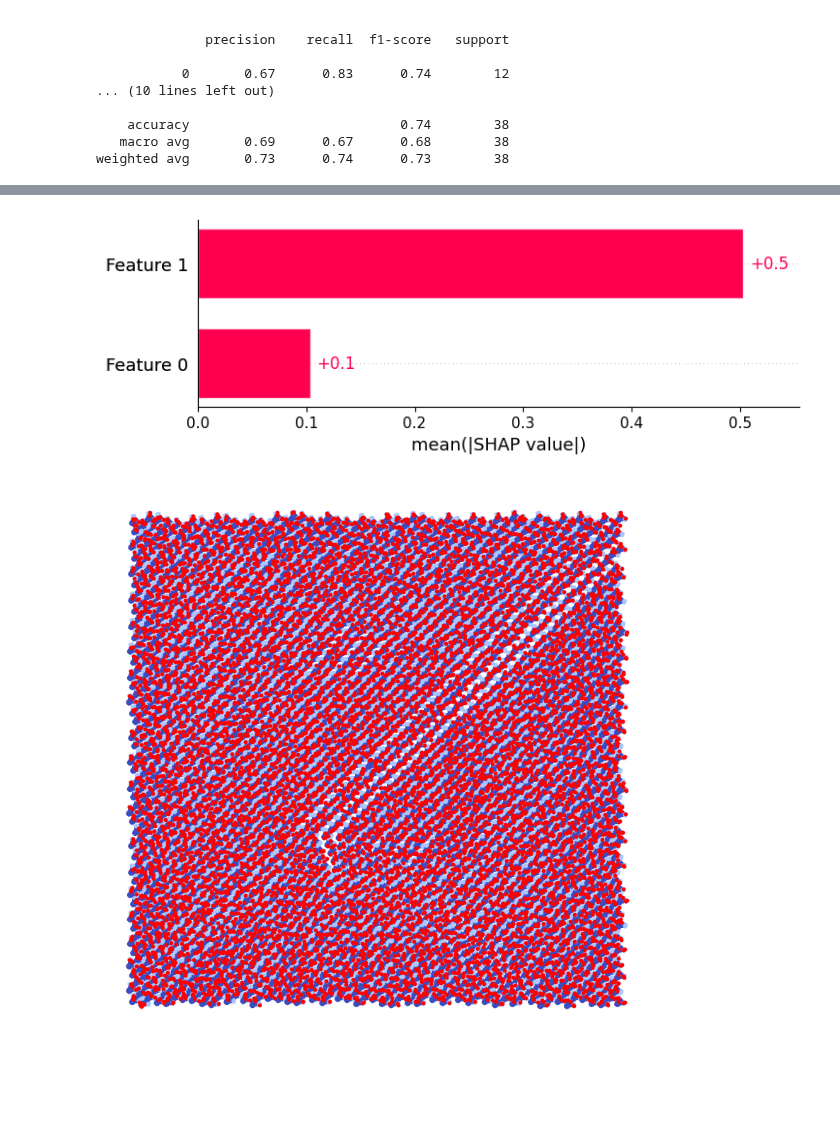
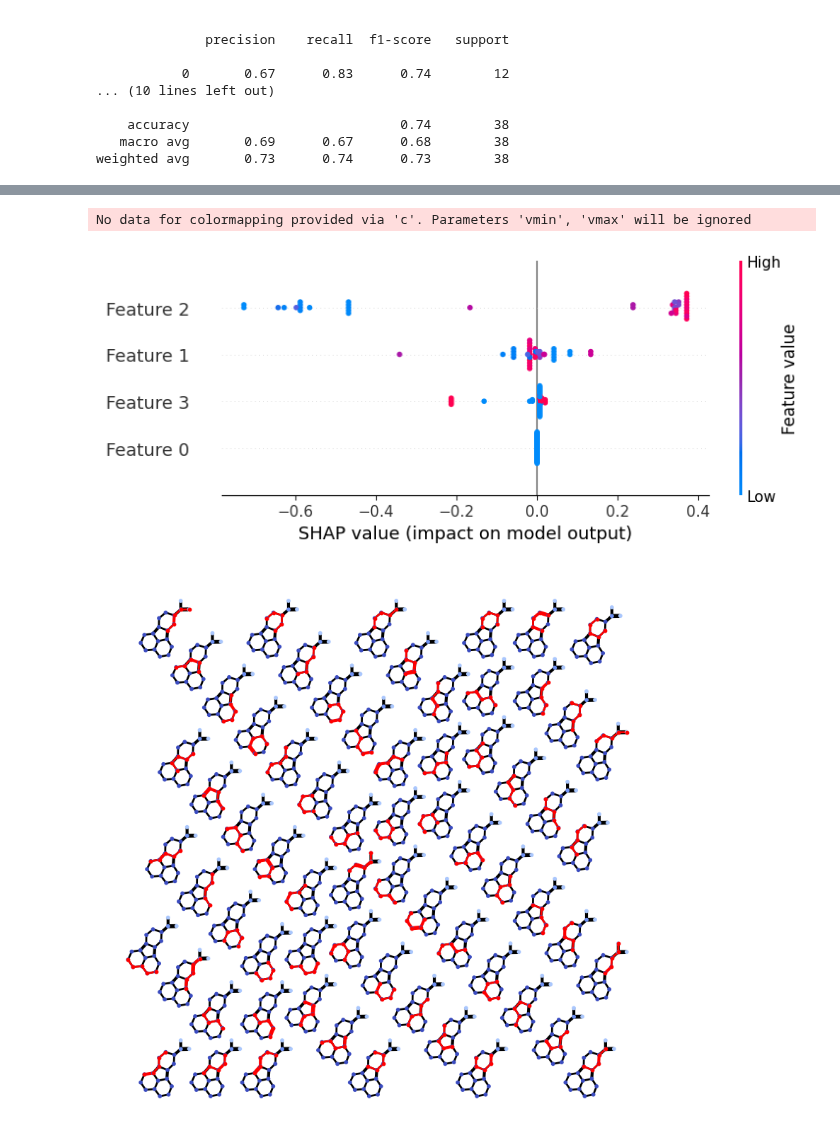
Before and after one commit to congrendai/MSc_Individual_Project, a Jupyter notebook: model_selection.ipynb, the cells around one changed output, grey strips where cells are left out. Cells and saved outputs as stored; diff of their text form; code cells hidden in the pictures; blank space fills up the shorter version.

```diff
--- a/model_selection.ipynb
+++ b/model_selection.ipynb
@@ -99,10 +117,11 @@ GL_xgboost.evaluate()
 # %%
 GL_xgboost.explain()
 # %%
-GL_xgboost.bar_plot()
+GL_xgboost.summary_plot()
 # %% [output]
+No data for colormapping provided via 'c'. Parameters 'vmin', 'vmax' will be ignored
-[figure, old version]
+[figure, new version]
 # %%
-GL_xgboost.highlight_features(1,0,node_size=10)
+GL_xgboost.highlight_features(14,2,node_size=10)
 # %% [output]
-[figure, old version]
+[figure, new version]
```
Also changed, not shown: parts of 1 cell of this notebook, 8 other files.
